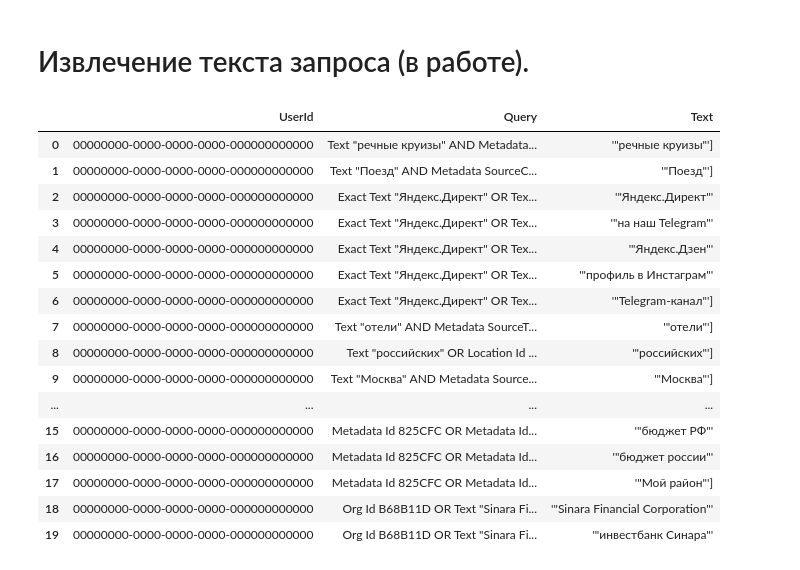
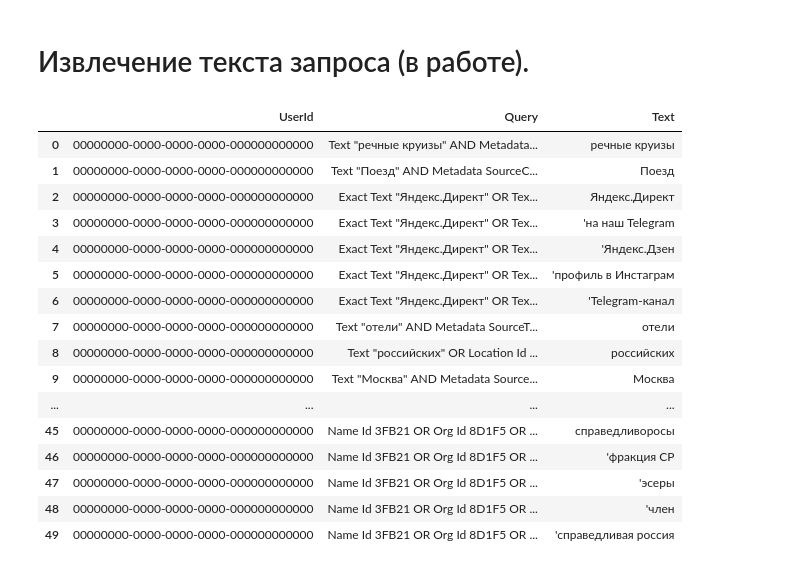
Before and after one commit to dladzina/SCAN_project, a Jupyter notebook: SCAN_открытие_файла.ipynb, the cells around one changed output. Drawn from its saved outputs; the diff is of its cells as text; code cells hidden in the pictures.

```diff
--- a/SCAN_открытие_файла.ipynb
+++ b/SCAN_открытие_файла.ipynb
@@ -202,32 +202,31 @@ df = df.explode('Text', ignore_index=True)
 df['Text'] = df['Text'].astype(str)
-# %%
-def edit_text(text):
-  for letter in text:
-    if letter =='[':
-      return text.replace('[','').strip()
-    if letter == ']':
-      return text.replace(']','').strip()
-    else:
-      return text.strip().strip()
+# %%
+def edit_text(text):
+  '''Функция, удаляющая знаки '[', ']', '"' '''
+  text = text.replace('"', '').replace('[', '').replace(']', '')
+  return text
+
+df['Text'] = df['Text'].apply(lambda text: edit_text(text))
 # %%
-df['Text'] = df['Text'].apply(lambda text: edit_text(text))
+# убираем кавычки из состава строки
+df['Text'] = df['Text'].apply(lambda text: text[1:-1])
 # %%
-df.head(20)
+df.head(50)
 # %% [output]
 |  | UserId | Query | Text |
-| 0 | 00000000-0000-0000-0000-000000000000 | Text "речные круизы" AND Metadata... | '"речные круизы"'] |
-| 1 | 00000000-0000-0000-0000-000000000000 | Text "Поезд" AND Metadata SourceC... | '"Поезд"'] |
-| 2 | 00000000-0000-0000-0000-000000000000 | Exact Text "Яндекс.Директ" OR Tex... | '"Яндекс.Директ"' |
-| 3 | 00000000-0000-0000-0000-000000000000 | Exact Text "Яндекс.Директ" OR Tex... | '"на наш Telegram"' |
-| 4 | 00000000-0000-0000-0000-000000000000 | Exact Text "Яндекс.Директ" OR Tex... | '"Яндекс.Дзен"' |
-| 5 | 00000000-0000-0000-0000-000000000000 | Exact Text "Яндекс.Директ" OR Tex... | '"профиль в Инстаграм"' |
-| 6 | 00000000-0000-0000-0000-000000000000 | Exact Text "Яндекс.Директ" OR Tex... | '"Telegram-канал"'] |
-| 7 | 00000000-0000-0000-0000-000000000000 | Text "отели" AND Metadata SourceT... | '"отели"'] |
-| 8 | 00000000-0000-0000-0000-000000000000 | Text "российских" OR Location Id ... | '"российских"'] |
-| 9 | 00000000-0000-0000-0000-000000000000 | Text "Москва" AND Metadata Source... | '"Москва"'] |
+| 0 | 00000000-0000-0000-0000-000000000000 | Text "речные круизы" AND Metadata... | речные круизы |
+| 1 | 00000000-0000-0000-0000-000000000000 | Text "Поезд" AND Metadata SourceC... | Поезд |
+| 2 | 00000000-0000-0000-0000-000000000000 | Exact Text "Яндекс.Директ" OR Tex... | Яндекс.Директ |
+| 3 | 00000000-0000-0000-0000-000000000000 | Exact Text "Яндекс.Директ" OR Tex... | 'на наш Telegram |
+| 4 | 00000000-0000-0000-0000-000000000000 | Exact Text "Яндекс.Директ" OR Tex... | 'Яндекс.Дзен |
+| 5 | 00000000-0000-0000-0000-000000000000 | Exact Text "Яндекс.Директ" OR Tex... | 'профиль в Инстаграм |
+| 6 | 00000000-0000-0000-0000-000000000000 | Exact Text "Яндекс.Директ" OR Tex... | 'Telegram-канал |
+| 7 | 00000000-0000-0000-0000-000000000000 | Text "отели" AND Metadata SourceT... | отели |
+| 8 | 00000000-0000-0000-0000-000000000000 | Text "российских" OR Location Id ... | российских |
+| 9 | 00000000-0000-0000-0000-000000000000 | Text "Москва" AND Metadata Source... | Москва |
 | ... | ... | ... | ... |
-| 15 | 00000000-0000-0000-0000-000000000000 | Metadata Id 825CFC OR Metadata Id... | '"бюджет РФ"' |
-| 16 | 00000000-0000-0000-0000-000000000000 | Metadata Id 825CFC OR Metadata Id... | '"бюджет россии"' |
-| 17 | 00000000-0000-0000-0000-000000000000 | Metadata Id 825CFC OR Metadata Id... | '"Мой район"'] |
-| 18 | 00000000-0000-0000-0000-000000000000 | Org Id B68B11D OR Text "Sinara Fi... | '"Sinara Financial Corporation"' |
-| 19 | 00000000-0000-0000-0000-000000000000 | Org Id B68B11D OR Text "Sinara Fi... | '"инвестбанк Синара"' |
+| 45 | 00000000-0000-0000-0000-000000000000 | Name Id 3FB21 OR Org Id 8D1F5 OR ... | справедливоросы |
+| 46 | 00000000-0000-0000-0000-000000000000 | Name Id 3FB21 OR Org Id 8D1F5 OR ... | 'фракция СР |
+| 47 | 00000000-0000-0000-0000-000000000000 | Name Id 3FB21 OR Org Id 8D1F5 OR ... | 'эсеры |
+| 48 | 00000000-0000-0000-0000-000000000000 | Name Id 3FB21 OR Org Id 8D1F5 OR ... | 'член |
+| 49 | 00000000-0000-0000-0000-000000000000 | Name Id 3FB21 OR Org Id 8D1F5 OR ... | 'справедливая россия |
```
Also changed, not shown: parts of 3 cells of this notebook.
